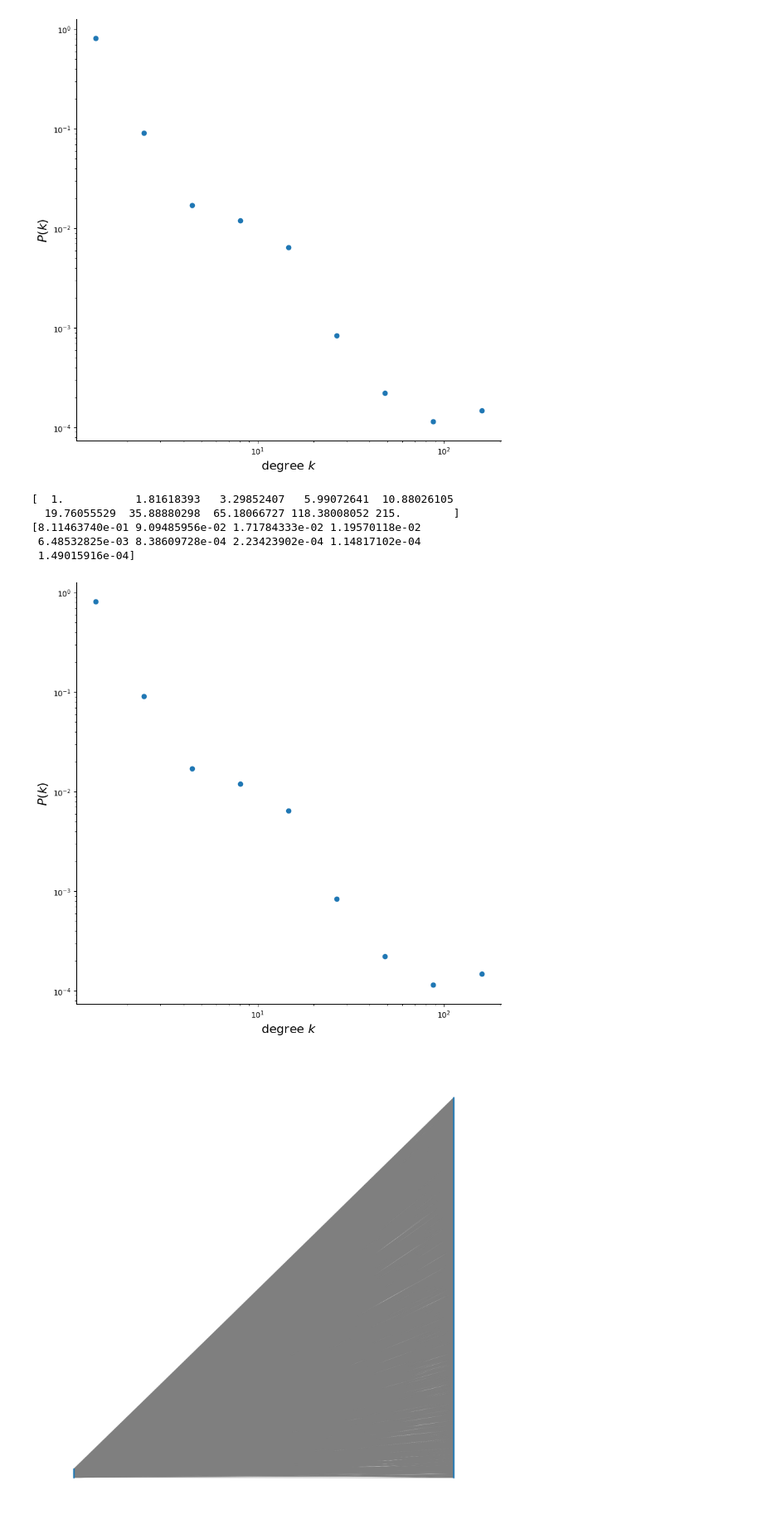
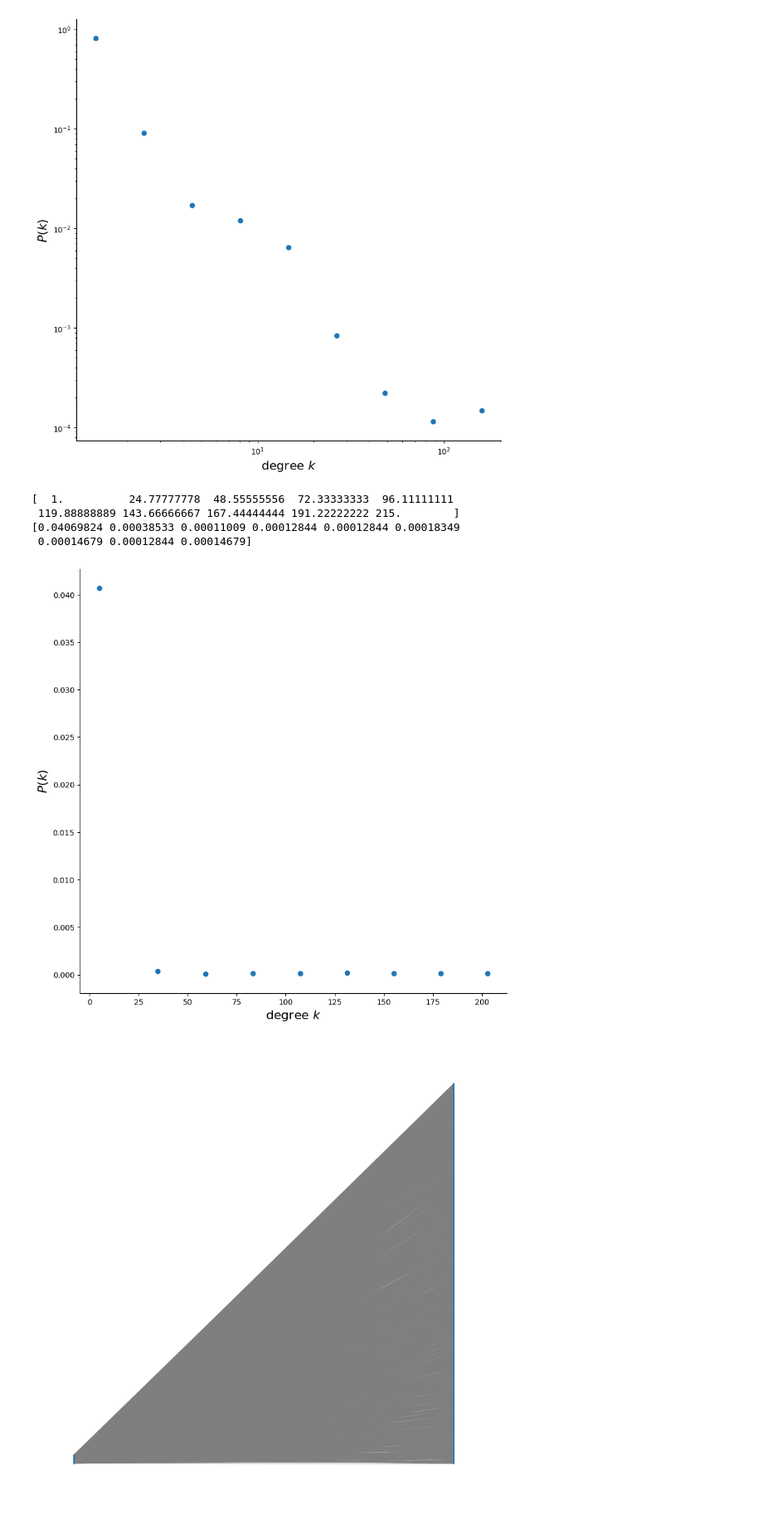
Before and after one commit to samwambam/Spotify, a Jupyter notebook: Spotify.ipynb, the cells around one changed output. Shown: that part at 83% size. Saved outputs shown, nothing was run; the diff lists cells and outputs as text; code cells hidden in the pictures.

```diff
--- a/Spotify.ipynb
+++ b/Spotify.ipynb
@@ -173,42 +173,41 @@ plt.show()
 # %% [output]
 [figure]
 # %%
-# Get 10 logarithmically spaced bins between kmin and kmax
-bin_edges = np.logspace(np.log10(kmin), np.log10(kmax), num=10)
+# Get 20 logarithmically spaced bins between kmin and kmax
+bin_edges = np.linspace(kmin, kmax, num=10)
 
 print(bin_edges)
 
 # histogram the data into these bins
 density, _ = np.histogram(degrees, bins=bin_edges, density=True)
 
 print(density)
 
 fig = plt.figure(figsize=(10,10))
 
 # "x" should be midpoint (IN LOG SPACE) of each bin
 log_be = np.log10(bin_edges)
 x = 10**((log_be[1:] + log_be[:-1])/2)
 
-plt.loglog(x, density, marker='o', linestyle='none')
+plt.plot(x, density, marker='o', linestyle='none')
 plt.xlabel(r"degree $k$", fontsize=16)
 plt.ylabel(r"$P(k)$", fontsize=16)
 
 # remove right and top boundaries because they're ugly
 ax = plt.gca()
 ax.spines['right'].set_visible(False)
 ax.spines['top'].set_visible(False)
 ax.yaxis.set_ticks_position('left')
 ax.xaxis.set_ticks_position('bottom')
 
 # Show the plot
-#plt.show()
+plt.show()
 # %% [output]
-[  1.           1.81618393   3.29852407   5.99072641  10.88026105
-  19.76055529  35.88880298  65.18066727 118.38008052 215.        ]
-[8.11463740e-01 9.09485956e-02 1.71784333e-02 1.19570118e-02
- 6.48532825e-03 8.38609728e-04 2.23423902e-04 1.14817102e-04
- 1.49015916e-04]
+[  1.          24.77777778  48.55555556  72.33333333  96.11111111
+ 119.88888889 143.66666667 167.44444444 191.22222222 215.        ]
+[0.04069824 0.00038533 0.00011009 0.00012844 0.00012844 0.00018349
+ 0.00014679 0.00012844 0.00014679]
-[figure, old version]
+[figure, new version]
 # %%
 with open("edges.csv", "w", encoding ="UTF8", newline='') as o:
                 writer = csv.writer(o)
```
Also changed, not shown: parts of 7 cells of this notebook.
